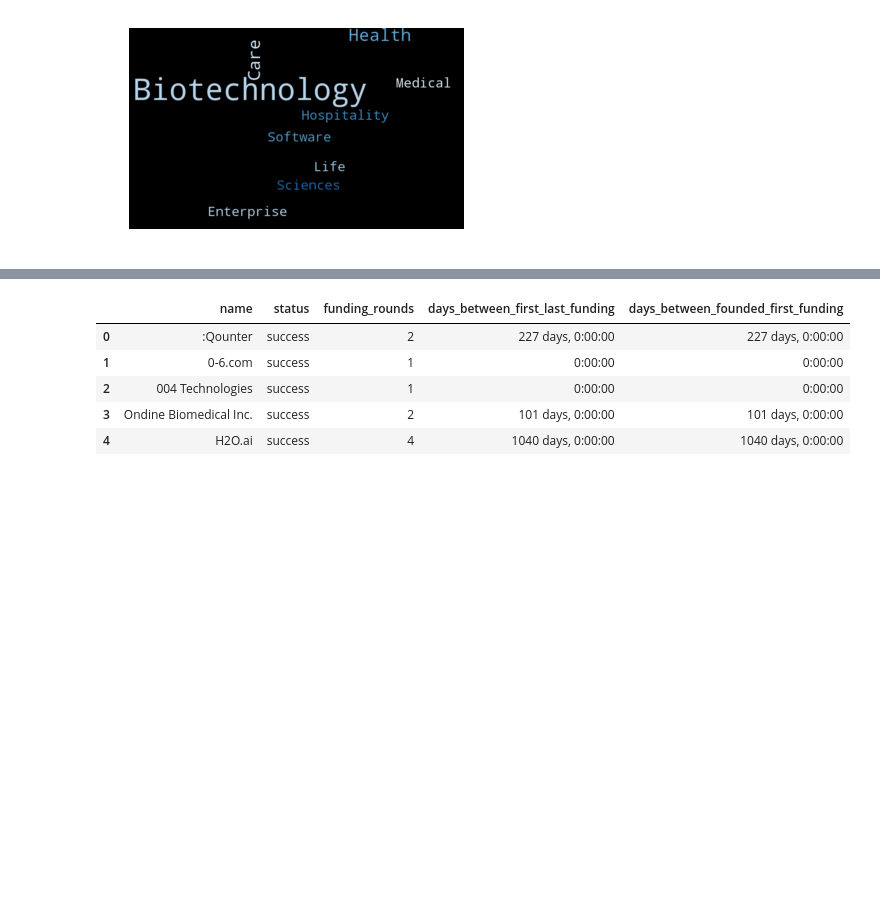
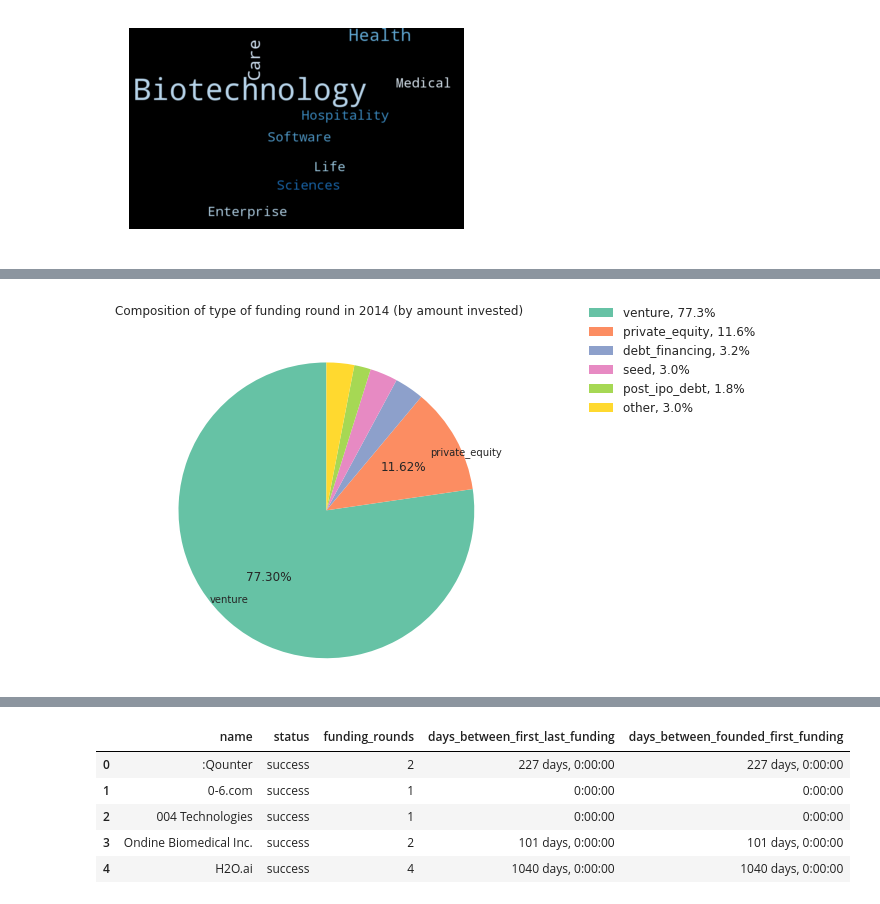
Before and after one commit to saichowdaryg/ECE143project, a Jupyter notebook: Final2.ipynb, the cells around one changed output, grey strips where cells are left out. Saved outputs shown, nothing was run; the diff lists cells and outputs as text; code cells hidden in the pictures; blank space fills up the shorter version.

```diff
--- a/Final2.ipynb
+++ b/Final2.ipynb
@@ -1026,0 +811,16 @@ df_s.boxplot(column='difference',by='founding_year',showfliers=False)
+# %%
+temp_investments=investments[(pd.notnull(investments['raised_amount_usd'])) & (investments['funding_year']==2014) ]
+country_investment=temp_investments[['raised_amount_usd','funding_round_type']].groupby('funding_round_type').agg('sum')
+countries=list(country_investment.index)
+investment=country_investment['raised_amount_usd'].tolist()
+ci_tuple=list(zip(countries,investment))
+ci_tuple.sort(key= lambda x:x[1],reverse=True)
+c,i=zip(*ci_tuple)
+c=list(c)
+i=list(i)
+other_i=sum(i[5:])
+c=c[:5]+['other']
+i=i[:5]+[other_i]
+plot_pie_chart(c,i,'Composition of type of funding round in 2014 (by amount invested)')
+# %% [output]
+[figure, added]
```
Also changed, not shown: parts of 63 cells of this notebook.
